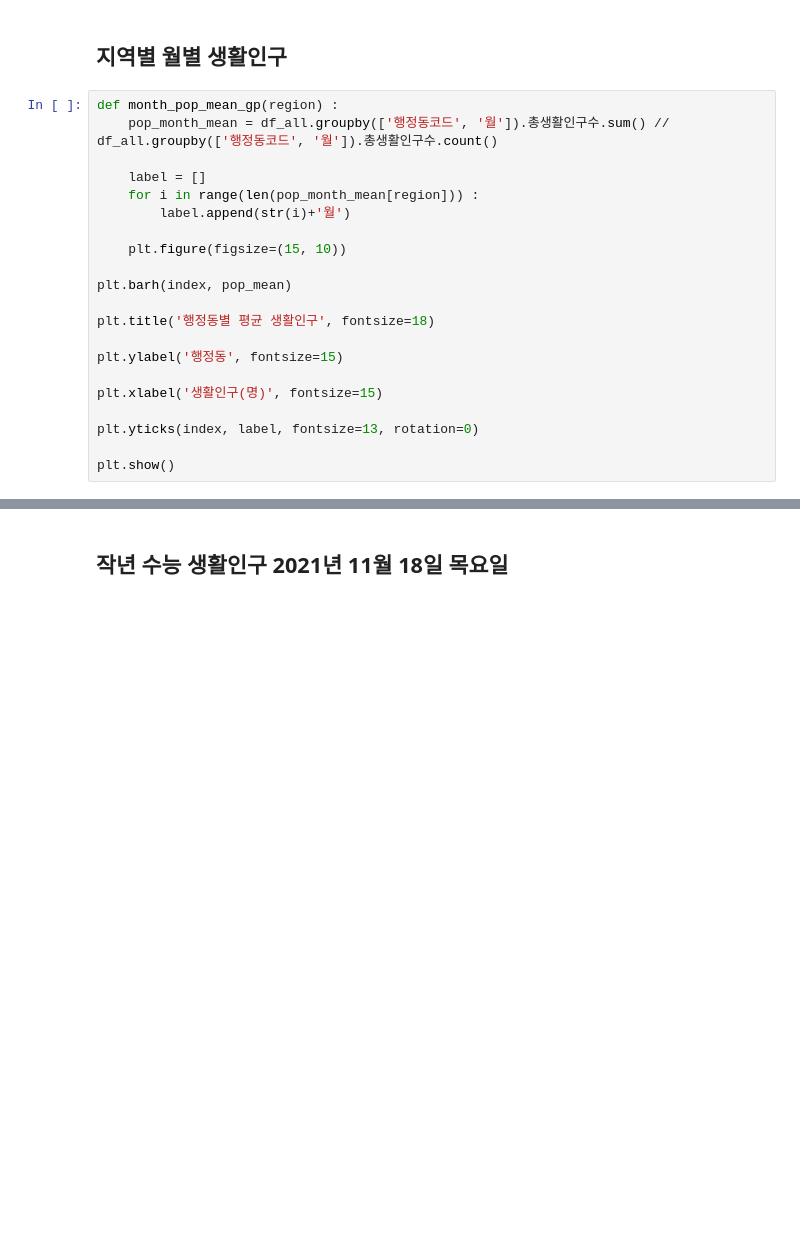
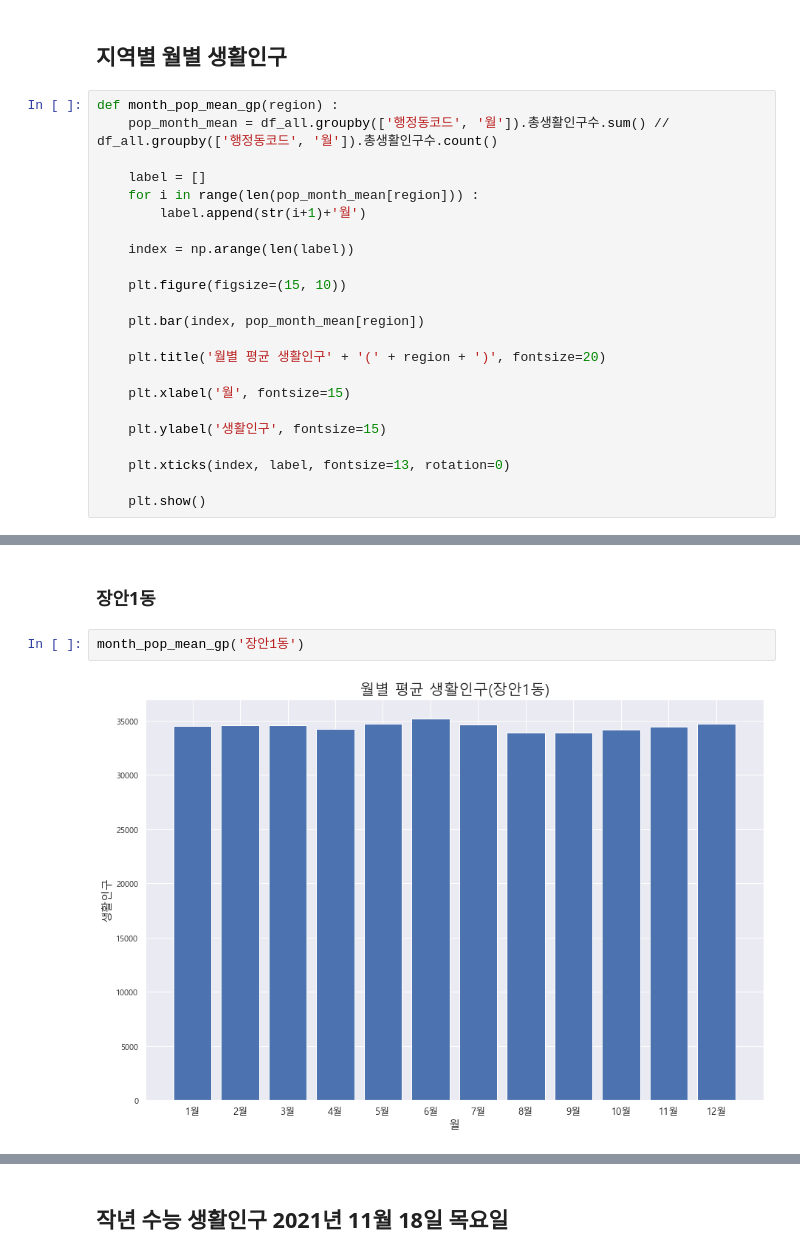
Before and after one commit to songhyeonjun/bigdata, a Jupyter notebook: 인턴교육/동대문구 유동인구/생활인구 분석.ipynb, the cells around one changed output, grey strips where cells are left out. Drawn from its saved outputs; the diff is of its cells as text; blank space fills up the shorter version.

Commit message:
동대문구 생활인구 분석

```diff
--- a/인턴교육/동대문구 유동인구/생활인구 분석.ipynb
+++ b/인턴교육/동대문구 유동인구/생활인구 분석.ipynb
@@ -465,18 +465,20 @@ def month_pop_mean_gp(region) :
 
     label = []
     for i in range(len(pop_month_mean[region])) :
-        label.append(str(i)+'월')
+        label.append(str(i+1)+'월')
+
+    index = np.arange(len(label))
 
     plt.figure(figsize=(15, 10))
 
-plt.barh(index, pop_mean)
+    plt.bar(index, pop_month_mean[region])
 
-plt.title('행정동별 평균 생활인구', fontsize=18)
+    plt.title('월별 평균 생활인구' + '(' + region + ')', fontsize=20)
 
-plt.ylabel('행정동', fontsize=15)
+    plt.xlabel('월', fontsize=15)
 
-plt.xlabel('생활인구(명)', fontsize=15)
+    plt.ylabel('생활인구', fontsize=15)
 
-plt.yticks(index, label, fontsize=13, rotation=0)
+    plt.xticks(index, label, fontsize=13, rotation=0)
 
-plt.show()
+    plt.show()
@@ -488,0 +491,6 @@ month_pop_mean_gp('용신동')
+# %% [markdown]
+### 장안1동
+# %%
+month_pop_mean_gp('장안1동')
+# %% [output]
+[figure, added]
```
Also changed, not shown: parts of 12 cells of this notebook.
